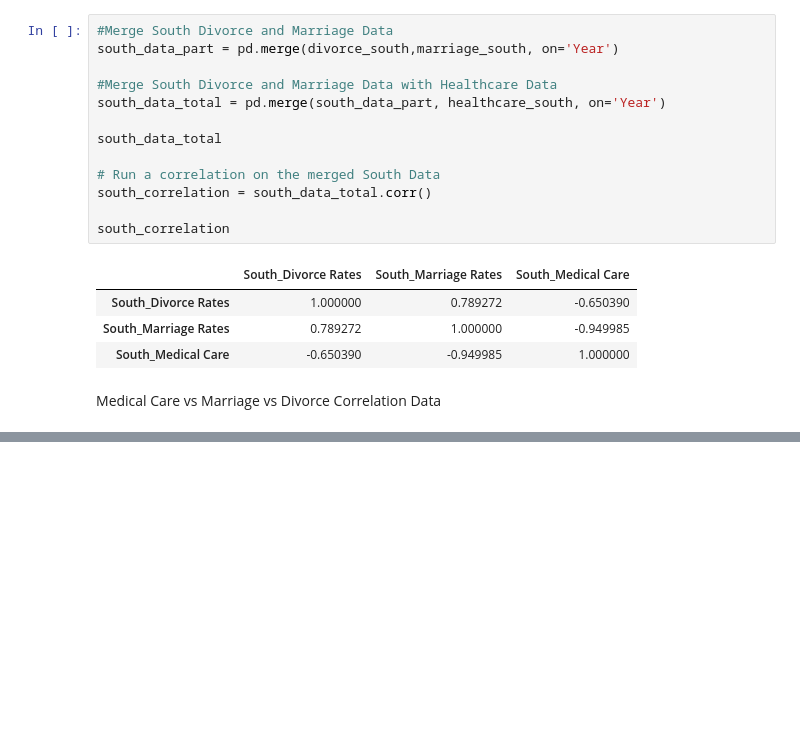
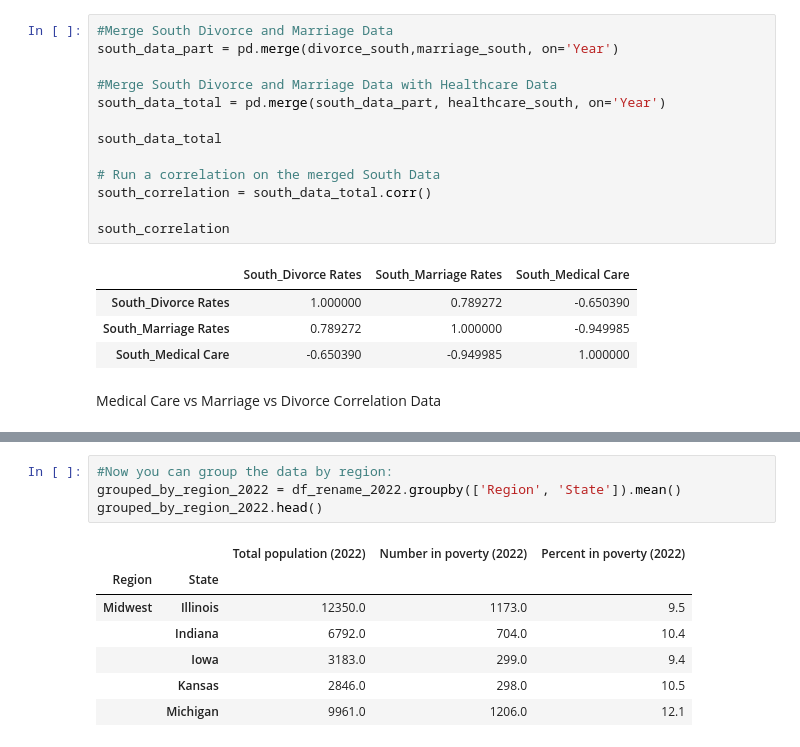
Before and after one commit to RyanWeigel32/Class_Project_Final, a Jupyter notebook: Project_One_Final.ipynb, the cells around one changed output, grey strips where cells are left out. Saved outputs shown, nothing was run; the diff lists cells and outputs as text; blank space fills up the shorter version.

```diff
--- a/Project_One_Final.ipynb
+++ b/Project_One_Final.ipynb
@@ -836,0 +967,12 @@ healthcare_marriage_divorce_corr
+# %%
+#Now you can group the data by region:
+grouped_by_region_2022 = df_rename_2022.groupby(['Region', 'State']).mean()
+grouped_by_region_2022.head()
+# %% [output]
+|  |  | Total population (2022) | Number in poverty (2022) | Percent in poverty (2022) |
+| Region | State |  |  |  |
+| Midwest | Illinois | 12350.0 | 1173.0 | 9.5 |
+|  | Indiana | 6792.0 | 704.0 | 10.4 |
+|  | Iowa | 3183.0 | 299.0 | 9.4 |
+|  | Kansas | 2846.0 | 298.0 | 10.5 |
+|  | Michigan | 9961.0 | 1206.0 | 12.1 |
```
Also changed, not shown: parts of 92 cells of this notebook.
